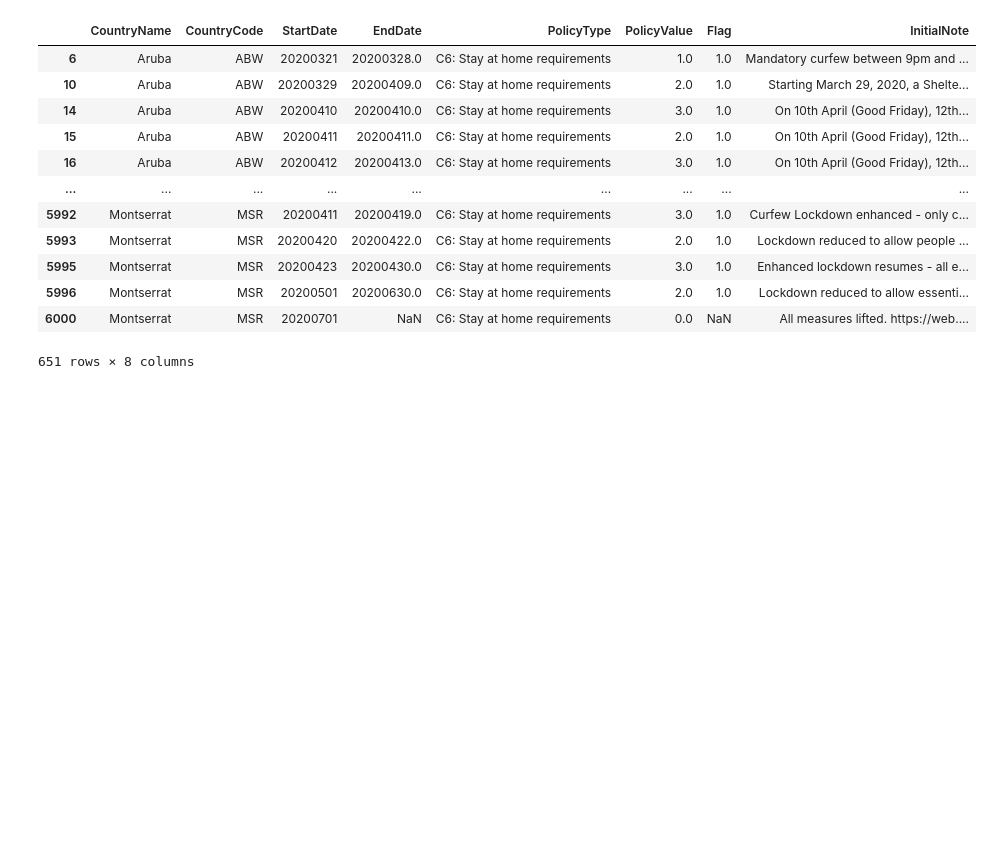
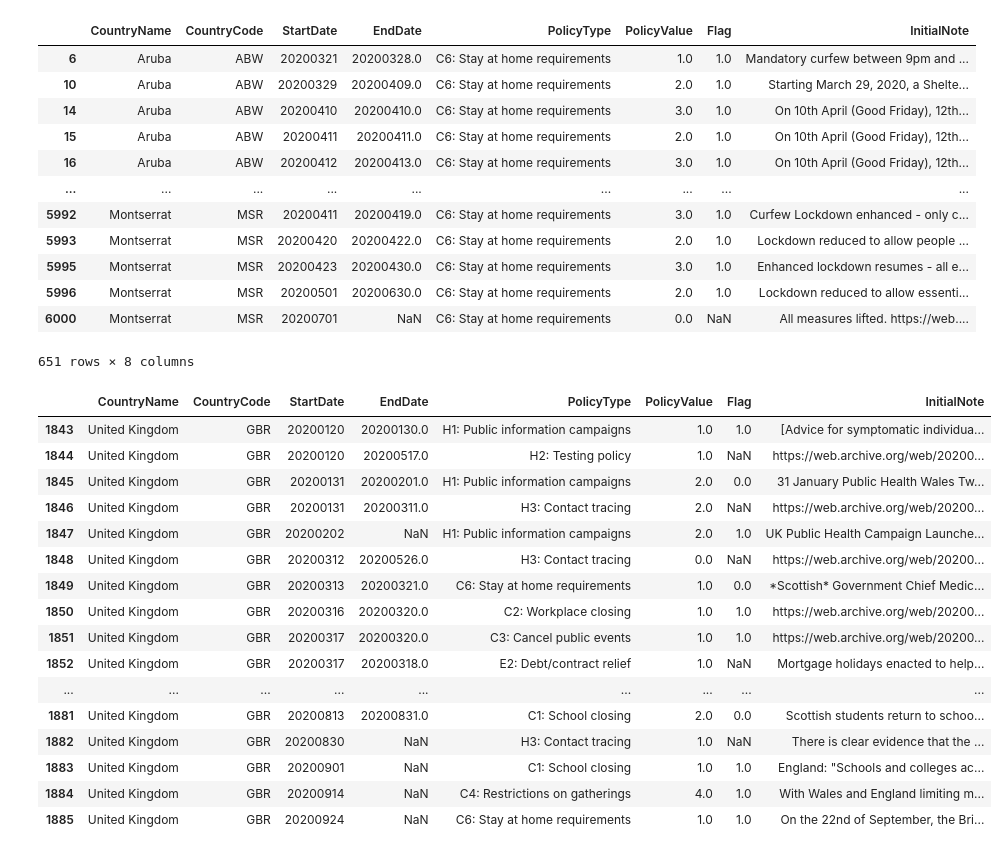
Before and after one commit to ksaslow/sad-song, a Jupyter notebook: ox_covid_test.ipynb, the cells around one changed output. Saved outputs shown, nothing was run; the diff lists cells and outputs as text; code cells hidden in the pictures; blank space fills up the shorter version.

```diff
--- a/ox_covid_test.ipynb
+++ b/ox_covid_test.ipynb
@@ -89,3 +89,23 @@ data[data['PolicyType'] == 'C6: Stay at home requirements']
 | 5996 | Montserrat | MSR | 20200501 | 20200630.0 | C6: Stay at home requirements | 2.0 | 1.0 | Lockdown reduced to allow essenti... |
 | 6000 | Montserrat | MSR | 20200701 | NaN | C6: Stay at home requirements | 0.0 | NaN | All measures lifted. https://web.... |
 651 rows × 8 columns
+# %%
+data[data['CountryName'] == 'United Kingdom']
+# %% [output]
+|  | CountryName | CountryCode | StartDate | EndDate | PolicyType | PolicyValue | Flag | InitialNote |
+| 1843 | United Kingdom | GBR | 20200120 | 20200130.0 | H1: Public information campaigns | 1.0 | 1.0 | [Advice for symptomatic individua... |
+| 1844 | United Kingdom | GBR | 20200120 | 20200517.0 | H2: Testing policy | 1.0 | NaN | https://web.archive.org/web/20200... |
+| 1845 | United Kingdom | GBR | 20200131 | 20200201.0 | H1: Public information campaigns | 2.0 | 0.0 | 31 January Public Health Wales Tw... |
+| 1846 | United Kingdom | GBR | 20200131 | 20200311.0 | H3: Contact tracing | 2.0 | NaN | https://web.archive.org/web/20200... |
+| 1847 | United Kingdom | GBR | 20200202 | NaN | H1: Public information campaigns | 2.0 | 1.0 | UK Public Health Campaign Launche... |
+| 1848 | United Kingdom | GBR | 20200312 | 20200526.0 | H3: Contact tracing | 0.0 | NaN | https://web.archive.org/web/20200... |
+| 1849 | United Kingdom | GBR | 20200313 | 20200321.0 | C6: Stay at home requirements | 1.0 | 0.0 | *Scottish* Government Chief Medic... |
+| 1850 | United Kingdom | GBR | 20200316 | 20200320.0 | C2: Workplace closing | 1.0 | 1.0 | https://web.archive.org/web/20200... |
+| 1851 | United Kingdom | GBR | 20200317 | 20200320.0 | C3: Cancel public events | 1.0 | 1.0 | https://web.archive.org/web/20200... |
+| 1852 | United Kingdom | GBR | 20200317 | 20200318.0 | E2: Debt/contract relief | 1.0 | NaN | Mortgage holidays enacted to help... |
+| ... | ... | ... | ... | ... | ... | ... | ... | ... |
+| 1881 | United Kingdom | GBR | 20200813 | 20200831.0 | C1: School closing | 2.0 | 0.0 | Scottish students return to schoo... |
+| 1882 | United Kingdom | GBR | 20200830 | NaN | H3: Contact tracing | 1.0 | NaN | There is clear evidence that the ... |
+| 1883 | United Kingdom | GBR | 20200901 | NaN | C1: School closing | 1.0 | 1.0 | England: "Schools and colleges ac... |
+| 1884 | United Kingdom | GBR | 20200914 | NaN | C4: Restrictions on gatherings | 4.0 | 1.0 | With Wales and England limiting m... |
+| 1885 | United Kingdom | GBR | 20200924 | NaN | C6: Stay at home requirements | 1.0 | 1.0 | On the 22nd of September, the Bri... |
```
Also changed, not shown: parts of 2 cells of this notebook, 2 other files.
